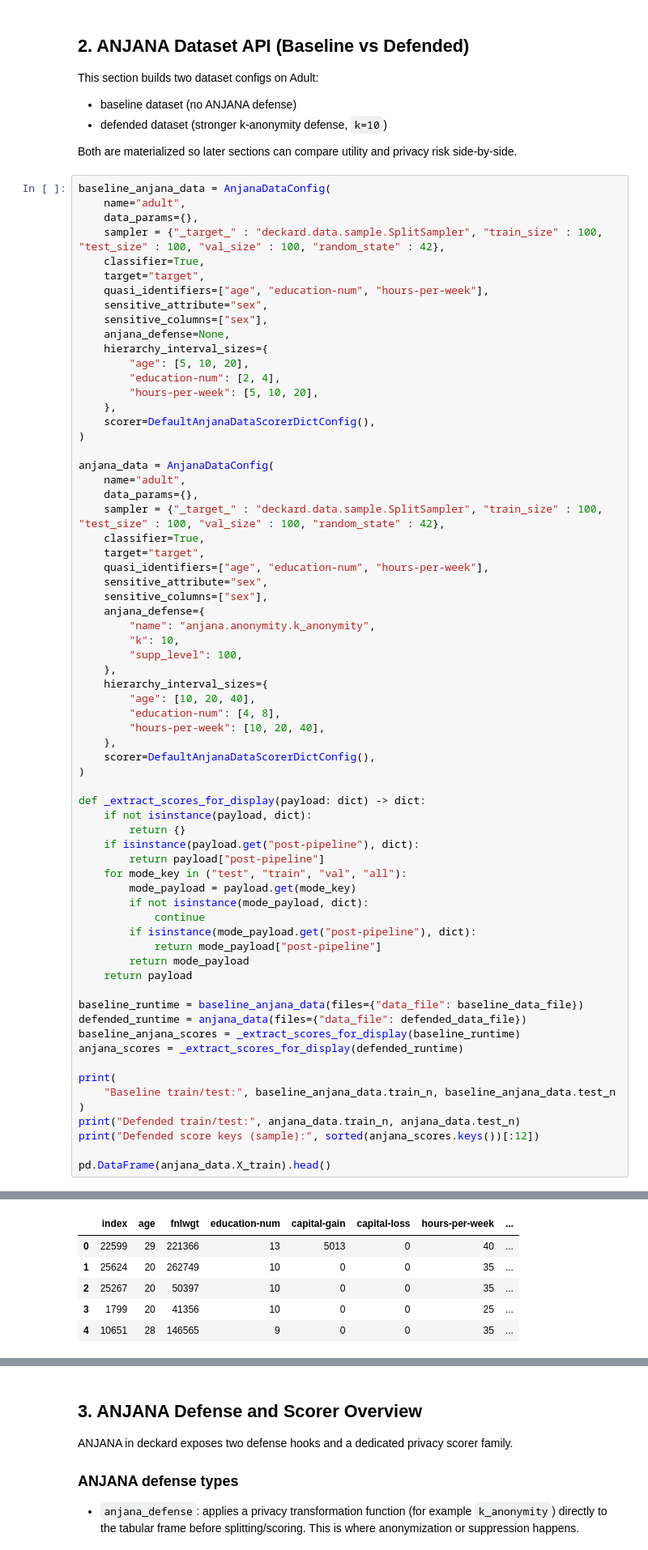
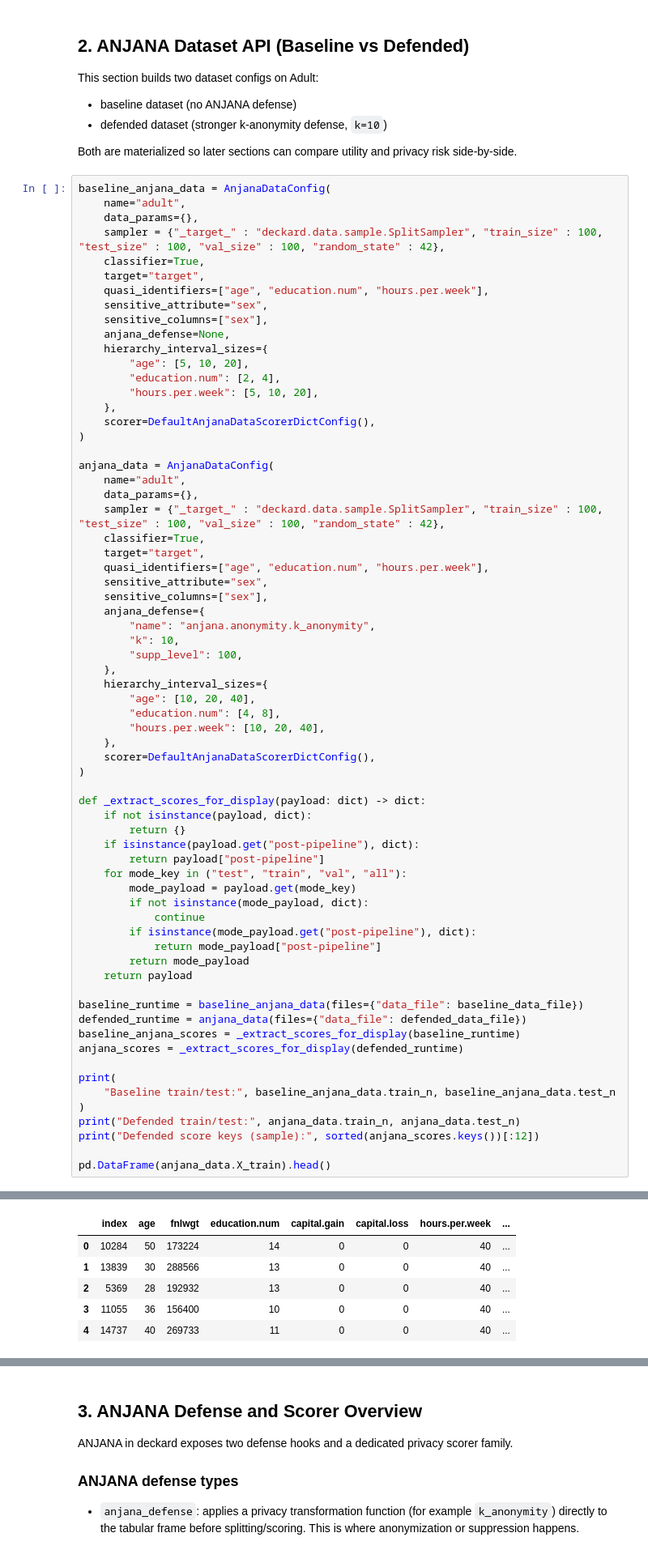
Before and after one commit to simplymathematics/deckard, a Jupyter notebook: docs/notebooks/anjana.ipynb, the cells around one changed output, grey strips where cells are left out. Shown at 81% size. Cells and saved outputs as stored; diff of their text form.

```diff
--- a/docs/notebooks/anjana.ipynb
+++ b/docs/notebooks/anjana.ipynb
@@ -83,14 +83,14 @@ baseline_anjana_data = AnjanaDataConfig(
     sampler = {"_target_" : "deckard.data.sample.SplitSampler", "train_size" : 100, "test_size" : 100, "val_size" : 100, "random_state" : 42},
     classifier=True,
     target="target",
-    quasi_identifiers=["age", "education-num", "hours-per-week"],
+    quasi_identifiers=["age", "education.num", "hours.per.week"],
     sensitive_attribute="sex",
     sensitive_columns=["sex"],
     anjana_defense=None,
     hierarchy_interval_sizes={
         "age": [5, 10, 20],
-        "education-num": [2, 4],
-        "hours-per-week": [5, 10, 20],
+        "education.num": [2, 4],
+        "hours.per.week": [5, 10, 20],
     },
     scorer=DefaultAnjanaDataScorerDictConfig(),
 )
@@ -101,7 +101,7 @@ anjana_data = AnjanaDataConfig(
     sampler = {"_target_" : "deckard.data.sample.SplitSampler", "train_size" : 100, "test_size" : 100, "val_size" : 100, "random_state" : 42},
     classifier=True,
     target="target",
-    quasi_identifiers=["age", "education-num", "hours-per-week"],
+    quasi_identifiers=["age", "education.num", "hours.per.week"],
     sensitive_attribute="sex",
     sensitive_columns=["sex"],
     anjana_defense={
@@ -111,8 +111,8 @@ anjana_data = AnjanaDataConfig(
     },
     hierarchy_interval_sizes={
         "age": [10, 20, 40],
-        "education-num": [4, 8],
-        "hours-per-week": [10, 20, 40],
+        "education.num": [4, 8],
+        "hours.per.week": [10, 20, 40],
     },
     scorer=DefaultAnjanaDataScorerDictConfig(),
 )
@@ -149,10 +163,10 @@ Defended train/test: 30563 100
 Defended score keys (sample): ['class_count_max', 'class_count_min', 'class_imbalance_ratio', 'k_anonymity', 'l_diversity', 'mutual_information_max', 'mutual_information_mean', 'num_classes', 't_close ...
-|  | index | age | fnlwgt | education-num | capital-gain | capital-loss | hours-per-week | ... |
-| 0 | 22599 | 29 | 221366 | 13 | 5013 | 0 | 40 | ... |
-| 1 | 25624 | 20 | 262749 | 10 | 0 | 0 | 35 | ... |
-| 2 | 25267 | 20 | 50397 | 10 | 0 | 0 | 35 | ... |
-| 3 | 1799 | 20 | 41356 | 10 | 0 | 0 | 25 | ... |
-| 4 | 10651 | 28 | 146565 | 9 | 0 | 0 | 35 | ... |
+|  | index | age | fnlwgt | education.num | capital.gain | capital.loss | hours.per.week | ... |
+| 0 | 10284 | 50 | 173224 | 14 | 0 | 0 | 40 | ... |
+| 1 | 13839 | 30 | 288566 | 13 | 0 | 0 | 40 | ... |
+| 2 | 5369 | 28 | 192932 | 13 | 0 | 0 | 40 | ... |
+| 3 | 11055 | 36 | 156400 | 10 | 0 | 0 | 40 | ... |
+| 4 | 14737 | 40 | 269733 | 11 | 0 | 0 | 40 | ... |
 5 rows × 108 columns
 # %% [markdown]
 ## 3. ANJANA Defense and Scorer Overview
```
Also changed, not shown: parts of 9 cells of this notebook, 5 other files.
